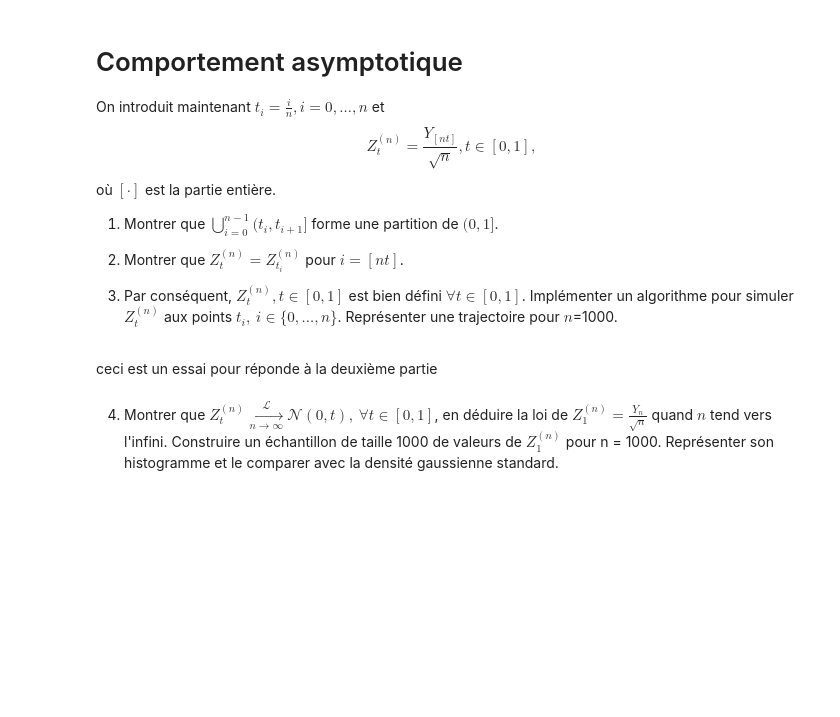
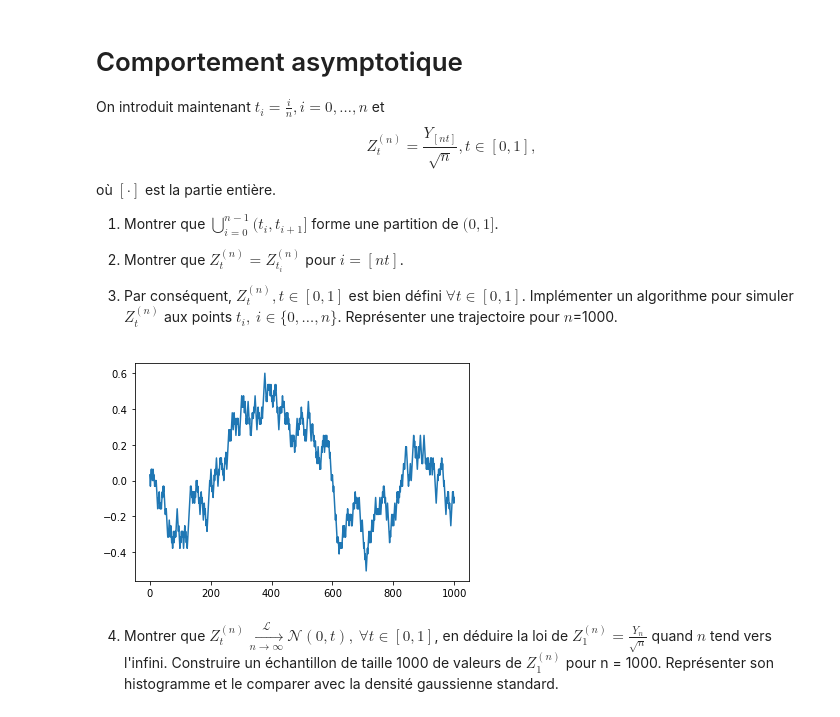
Before and after one commit to Joris-Landais/pojet_num-rique_proba, a Jupyter notebook: Projet numérique de Probabilités 2022 - enonce.ipynb, the cells around one changed output. Saved outputs shown, nothing was run; the diff lists cells and outputs as text; code cells hidden in the pictures; blank space fills up the shorter version.

Commit message:
codes 2 premères parties

```diff
--- a/Projet numérique de Probabilités 2022 - enonce.ipynb
+++ b/Projet numérique de Probabilités 2022 - enonce.ipynb
@@ -48,8 +49,25 @@ où $[\cdot]$ est la partie entière.
 2. Montrer que $Z^{(n)}_t=Z^{(n)}_{t_i}$ pour $i=[nt]$.
 
 3. Par conséquent, $Z^{(n)}_t, t\in[0,1]$ est bien défini $\forall t \in [0,1]$. Implémenter un algorithme pour simuler $Z^{(n)}_t$ aux points $t_i,~ i \in\{0,\ldots,n\}$. Représenter une trajectoire pour $n$=1000.
-# %% [markdown]
-ceci est un essai pour réponde à la deuxième partie
+# %%
+def print_Z(n):
+    # renvoie la liste des Z_ti(n) avec i entre 0 et n
+    L=[]
+    Y=0
+    for i in range(n+1):
+        x=np.random.random()
+        if x<0.5: # Xi=-1
+            Y-=1
+        else : #Xi=1
+            Y+=1
+        L.append(Y/n**0.5)
+    X=list(range(n+1))
+    plt.plot(X,L)
+    plt.show()
+# %%
+print_Z(1000)
+# %% [output]
+[figure, added]
 # %% [markdown]
 4. Montrer que $Z^{(n)}_t\xrightarrow[n \to \infty]{\mathcal{L}}\mathcal{N}(0,t),~\forall t \in [0,1]$, en déduire la loi de $Z^{(n)}_1=\frac{Y_n}{\sqrt{n}}$ quand $n$
   tend vers l'infini.
```
Also changed, not shown: parts of 2 cells of this notebook.
